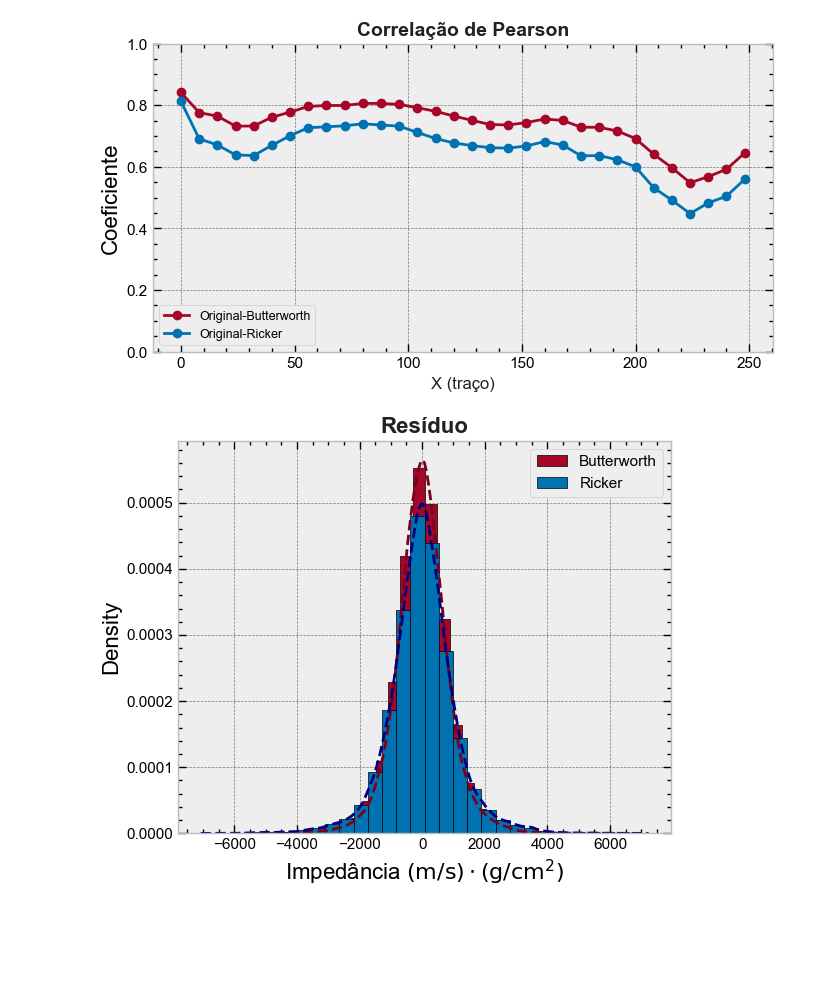
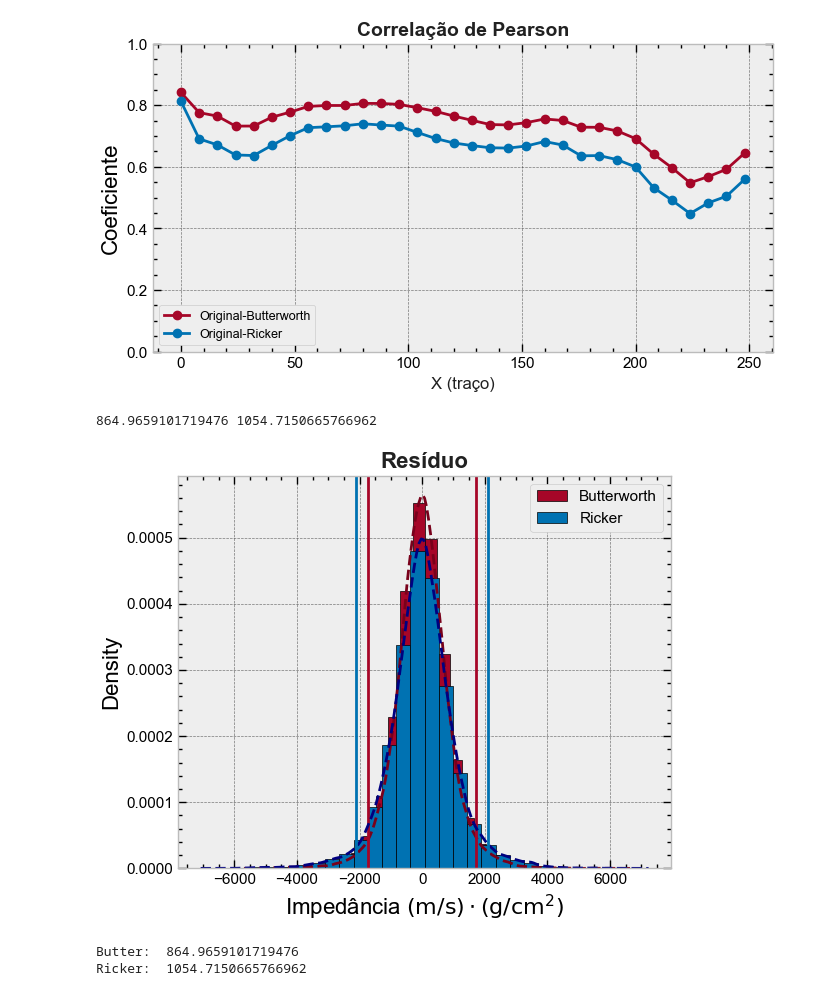
Before and after one commit to albano-a/inversion_methods_algorithms, a Jupyter notebook: statistical_analysis.ipynb, the cells around one changed output. Drawn from its saved outputs; the diff is of its cells as text; code cells hidden in the pictures; blank space fills up the shorter version.

```diff
--- a/statistical_analysis.ipynb
+++ b/statistical_analysis.ipynb
@@ -222,6 +224,11 @@ plt.figure(figsize=(6, 5))
 # Flatten the 3D array to 1D
 residuo_flat_ricker = residuo_ricker[:, 128, :].flatten()
 residuo_flat_butter = residuo_butter[:, 128, :].flatten()
+
+residuo_flat_butter_std = np.std(residuo_flat_butter)
+residuo_flat_ricker_std = np.std(residuo_flat_ricker)
+
+
 
 # Create a histogram for butter
 plt.hist(
@@ -239,36 +246,51 @@ sns.kdeplot(
     residuo_flat_butter, color=SECONDARY_DARK, linewidth=2, linestyle="--", alpha=1.0
 )
 
+plt.axvline(2*residuo_flat_butter_std, min(residuo_flat_butter), max(residuo_flat_butter), color=SECONDARY)
+plt.axvline(-2*residuo_flat_butter_std, min(residuo_flat_butter), max(residuo_flat_butter), color=SECONDARY)
+
 # Create a histogram for ricker
 plt.hist(
     residuo_flat_ricker,
     bins=bins,
     density=True,
     edgecolor="black",
     color=PRIMARY,
     alpha=1,  # Adjust transparency here
     label="Ricker",
 )
 
+
+
 # Create a KDE plot for ricker
 sns.kdeplot(
     residuo_flat_ricker, color=PRIMARY_DARK, linewidth=2, linestyle="--", alpha=1.0
 )
 
+plt.axvline(2*residuo_flat_ricker_std, min(residuo_flat_ricker), max(residuo_flat_ricker), color=PRIMARY)
+plt.axvline(-2*residuo_flat_ricker_std, min(residuo_flat_ricker), max(residuo_flat_ricker), color=PRIMARY)
 
 plt.tick_params(axis="both", labelsize=11)
 plt.title("Resíduo", fontsize=16, fontweight="bold", color=TEXT_COLOR)
 plt.xlabel(r"Impedância $(\text{m}/\text{s})\cdot(\text{g}/\text{cm}^{2})$")
 plt.legend()
 
 
 # plt.suptitle('Distribuição do Residuo', fontsize=16, fontweight='bold', color=TEXT_COLOR)
 
 plt.legend(loc="upper right", fontsize=11)
 
 # Show the plot
 plt.tight_layout()
 plt.savefig("simposio_figs/distribuicao_residuo.png", dpi=500, bbox_inches="tight")
 plt.show()
 # %% [output]
+864.9659101719476 1054.7150665766962
-[figure, old version]
+[figure, new version]
+# %%
+print("Butter: ", residuo_flat_butter_std)
+
+print("Ricker: ",residuo_flat_ricker_std)
+# %% [output]
+Butter:  864.9659101719476
+Ricker:  1054.7150665766962
```
Also changed, not shown: parts of 1 cell of this notebook, 1 other file.
